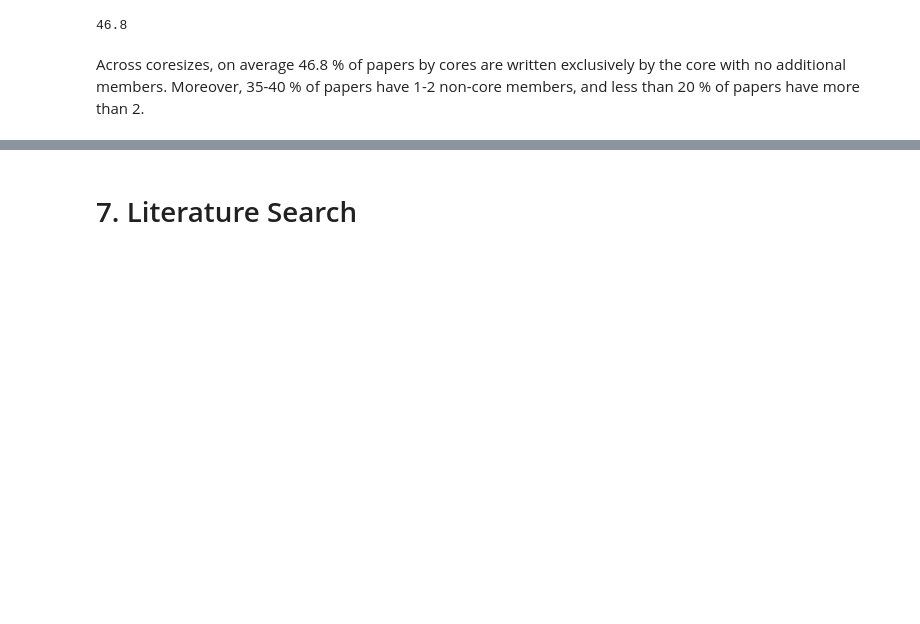
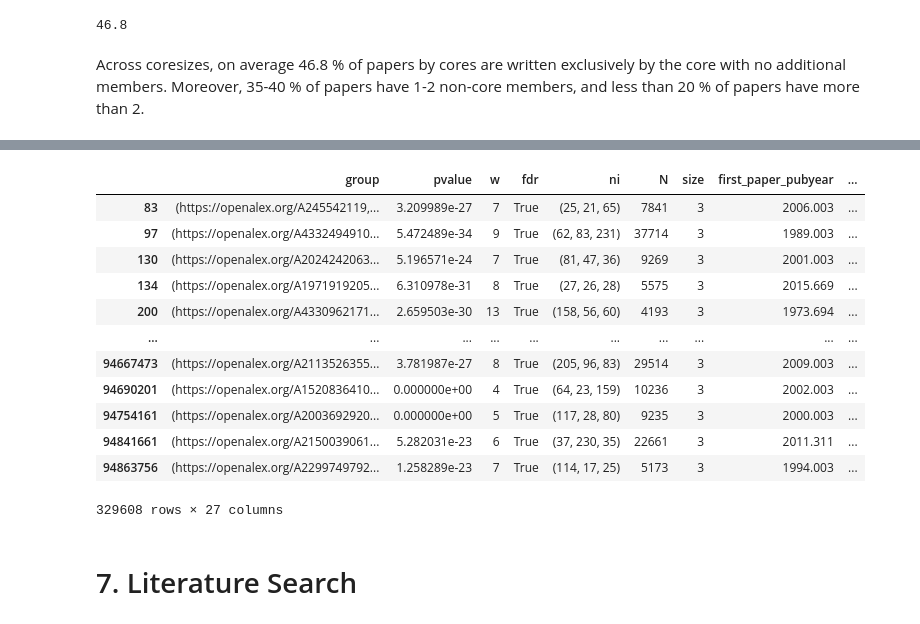
Before and after one commit to chowdhary-sandeep/sciscicareers, a Jupyter notebook: 0_0_side.ipynb, the cells around one changed output, grey strips where cells are left out. Saved outputs shown, nothing was run; the diff lists cells and outputs as text; code cells hidden in the pictures; blank space fills up the shorter version.

```diff
--- a/0_0_side.ipynb
+++ b/0_0_side.ipynb
@@ -621,6 +784,8 @@ for  gsize in range(2,maxS):
     A=A[A['w']>=5]
     A=A[A['persistance_time']>=1]
     A=A[A['work_counts_UNION']>0]
+    A=A[A['exclusivity']<=1]
+
 
     x=pd.DataFrame();    x['exclusivity']=np.array(A['w']/A['work_counts_UNION']);    x['gsize']=gsize;
     dfplot2=pd.concat([dfplot2,x])
@@ -676,9 +841,10 @@ for gsize in range(2,maxS):
     print(gsize,end='\r')
 
     A=significant_cores3[gsize]
-    A=A[A['w']>=5]
+    A=A[A['w2018']>=5]
     A=A[A['persistance_time']>=1]
     A=A[A['work_counts_UNION']>0]
+    A=A[A['exclusivity']<=1]
 
     Y=np.array(A['exclusivity'])
     X=np.array(A['c5_av'])
@@ -705,12 +871,12 @@ fig = plt.figure(figsize=(aa, bb));
 spec = gridspec.GridSpec(ncols=1, nrows=1,width_ratios=[1], wspace=wspace_,hspace=hspace_, height_ratios=[1])
 ax = fig.add_subplot(spec[0])
 
-ax=sns.barplot(data=dfplot2, x="gsize", y="c5",hue='exclusivity');
+ax=sns.barplot(data=dfplot2, x="gsize", y="c5",hue='exclusivity',errwidth=1.5,palette=['#f6eff7','#bdc9e1']);
 
 sns.despine(ax=ax)
 plt.xlabel('core size');plt.ylabel('avg impact');
 # plt.legend(framealpha=0.5)
-plt.legend(bbox_to_anchor=(.51, .53), title='exclusivity',framealpha=.2)
+plt.legend(bbox_to_anchor=(.51, .53), title='exclusivity',framealpha=.8)
 
 # plt.tight_layout()
 # plt.savefig('teamsfig1.svg',dpi=300, bbox_inches = "tight")
@@ -1080,0 +1395,31 @@ Across coresizes, on average  46.8 % of papers by cores are written exclusively
+# %%
+dfplot2=pd.DataFrame()
+for gsize in range(2,maxS):
+    print(gsize,end='\r')
+    A=significant_cores3[gsize]
+    A=A[A['w']>=5]
+    A=A[A['persistance_time']>=1]
+#     x=pd.DataFrame();    x['fy']=np.array(A['frac_young']);x['fm']=np.array(A['frac_midage']);    x['gsize']=gsize;
+    x=pd.DataFrame();
+    x['young']=[np.mean(A['noncore_frac_young'])];
+    x['emerging']=[np.mean(A['noncore_frac_midage'])];
+    x['established']=[np.mean(A['noncore_frac_oldage'])];
+    x.index=[gsize];
+    dfplot2=pd.concat([dfplot2,x])
+df_ageatformation=dfplot2.copy()
+label_ff = 20;ff = 20;aa=1.1;bb=2;wspace_=.5;hspace_=.3;
+fig = plt.figure(figsize=(aa, bb));
+spec = gridspec.GridSpec(ncols=1, nrows=1,width_ratios=[1], wspace=wspace_,hspace=hspace_, height_ratios=[1])
+ax = fig.add_subplot(spec[0])
+# ax=sns.boxplot(data=dfplot2, x="gsize", y="fy",color='#f03b20',showfliers=False);
+# ax=sns.barplot(data=dfplot2, x="gsize", y="fy",color='#f03b20');
+ax=dfplot2.plot(ax=ax,kind='bar', stacked=True, color=['#e7e1ef','#c994c7','#dd1c77'])
+
+plt.xlabel('core size');plt.ylabel('fraction of noncore \nresearchers');
+sns.despine(ax=ax)
+plt.legend(bbox_to_anchor=(.9, .97), title='',framealpha=.0)
+
+plt.tight_layout()
+
+# plt.savefig('teamsfig_ScientistsAgeAtCoreFormation.svg',dpi=300, bbox_inches = "tight")
+plt.savefig('teamsfig_NoncoreScientistsAges.png',dpi=300, bbox_inches = "tight")
@@ -1081,3 +1429,19 @@ Across coresizes, on average  46.8 % of papers by cores are written exclusively
+# %%
+significant_cores3[gsize]
+# %% [output]
+|  | group | pvalue | w | fdr | ni | N | size | first_paper_pubyear | ... |
+| 83 | (https://openalex.org/A245542119,... | 3.209989e-27 | 7 | True | (25, 21, 65) | 7841 | 3 | 2006.003 | ... |
+| 97 | (https://openalex.org/A4332494910... | 5.472489e-34 | 9 | True | (62, 83, 231) | 37714 | 3 | 1989.003 | ... |
+| 130 | (https://openalex.org/A2024242063... | 5.196571e-24 | 7 | True | (81, 47, 36) | 9269 | 3 | 2001.003 | ... |
+| 134 | (https://openalex.org/A1971919205... | 6.310978e-31 | 8 | True | (27, 26, 28) | 5575 | 3 | 2015.669 | ... |
+| 200 | (https://openalex.org/A4330962171... | 2.659503e-30 | 13 | True | (158, 56, 60) | 4193 | 3 | 1973.694 | ... |
+| ... | ... | ... | ... | ... | ... | ... | ... | ... | ... |
+| 94667473 | (https://openalex.org/A2113526355... | 3.781987e-27 | 8 | True | (205, 96, 83) | 29514 | 3 | 2009.003 | ... |
+| 94690201 | (https://openalex.org/A1520836410... | 0.000000e+00 | 4 | True | (64, 23, 159) | 10236 | 3 | 2002.003 | ... |
+| 94754161 | (https://openalex.org/A2003692920... | 0.000000e+00 | 5 | True | (117, 28, 80) | 9235 | 3 | 2000.003 | ... |
+| 94841661 | (https://openalex.org/A2150039061... | 5.282031e-23 | 6 | True | (37, 230, 35) | 22661 | 3 | 2011.311 | ... |
+| 94863756 | (https://openalex.org/A2299749792... | 1.258289e-23 | 7 | True | (114, 17, 25) | 5173 | 3 | 1994.003 | ... |
+329608 rows × 27 columns
 # %% [markdown]
 # 7. Literature Search
 # %%
```
Also changed, not shown: parts of 63 cells of this notebook, 31 other files.
